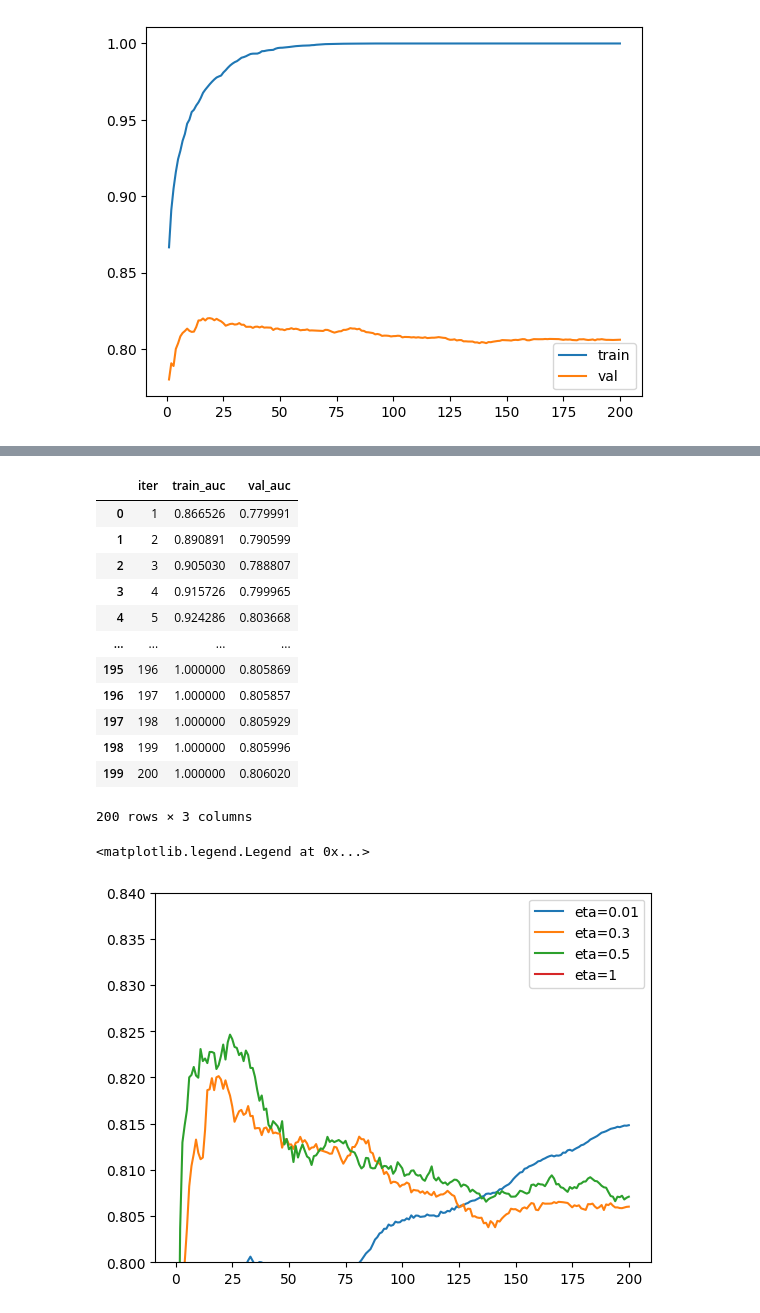
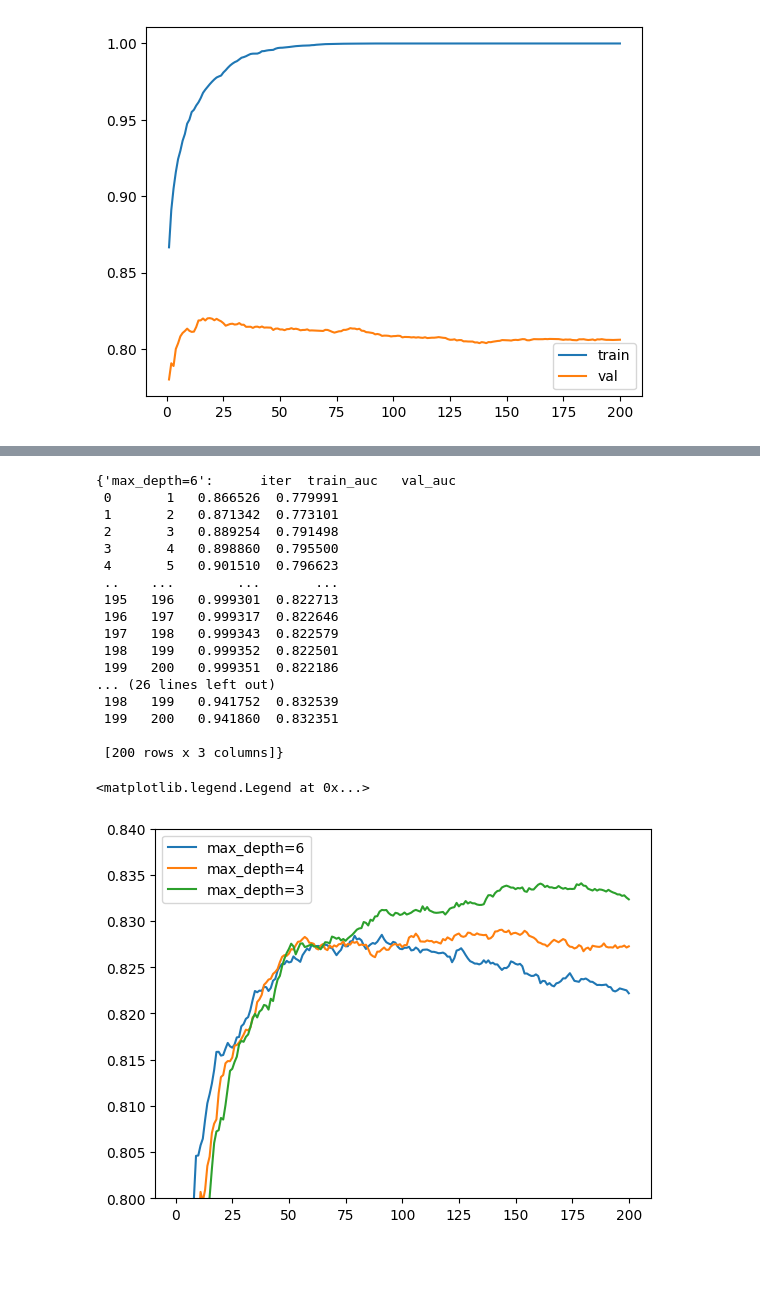
Before and after one commit to PABLOAFLORES/ML-ZOOMCAMP-HOMEWORK, a Jupyter notebook: 6.Trees/CreditScoring.ipynb, the cells around one changed output, grey strips where cells are left out. Drawn from its saved outputs; the diff is of its cells as text; code cells hidden in the pictures; blank space fills up the shorter version.

```diff
--- a/6.Trees/CreditScoring.ipynb
+++ b/6.Trees/CreditScoring.ipynb
@@ -453,23 +490,32 @@ model = xgb.train(xgb_params, dtrain, num_boost_round=200,
 # %%
-key = f'eta={xgb_params['eta']}'
+key = f'max_depth={xgb_params['max_depth']}'
 scores[key] = get_xgb_scores(evals_result)
 key
-df_scores
+scores
 # %% [output]
-|  | iter | train_auc | val_auc |
-| 0 | 1 | 0.866526 | 0.779991 |
-| 1 | 2 | 0.890891 | 0.790599 |
-| 2 | 3 | 0.905030 | 0.788807 |
-| 3 | 4 | 0.915726 | 0.799965 |
-| 4 | 5 | 0.924286 | 0.803668 |
-| ... | ... | ... | ... |
-| 195 | 196 | 1.000000 | 0.805869 |
-| 196 | 197 | 1.000000 | 0.805857 |
-| 197 | 198 | 1.000000 | 0.805929 |
-| 198 | 199 | 1.000000 | 0.805996 |
-| 199 | 200 | 1.000000 | 0.806020 |
-200 rows × 3 columns
+{'max_depth=6':      iter  train_auc   val_auc
+ 0       1   0.866526  0.779991
+ 1       2   0.871342  0.773101
+ 2       3   0.889254  0.791498
+ 3       4   0.898860  0.795500
+ 4       5   0.901510  0.796623
+ ..    ...        ...       ...
+ 195   196   0.999301  0.822713
+ 196   197   0.999317  0.822646
+ 197   198   0.999343  0.822579
+ 198   199   0.999352  0.822501
+ 199   200   0.999351  0.822186
+... (26 lines left out)
+ 198   199   0.941752  0.832539
+ 199   200   0.941860  0.832351
+
+ [200 rows x 3 columns]}
 # %%
+for max_depth, df_result in scores.items():
+    plt.plot(df_result.iter, df_result.val_auc, label=max_depth)
+
+plt.ylim(0.8, 0.84)
+plt.legend()
 # %% [output]
 <matplotlib.legend.Legend at 0x...>
-[figure, old version]
+[figure, new version]
```
Also changed, not shown: parts of 5 cells of this notebook, 14 other files.
